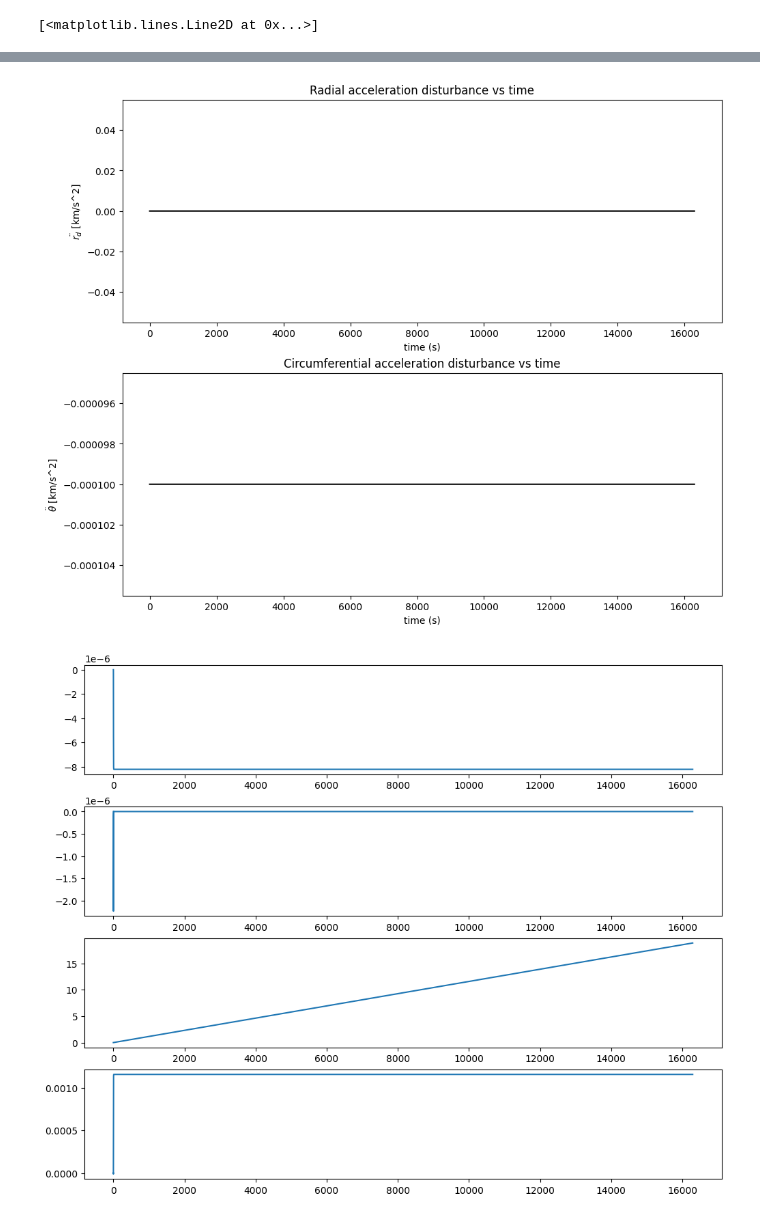
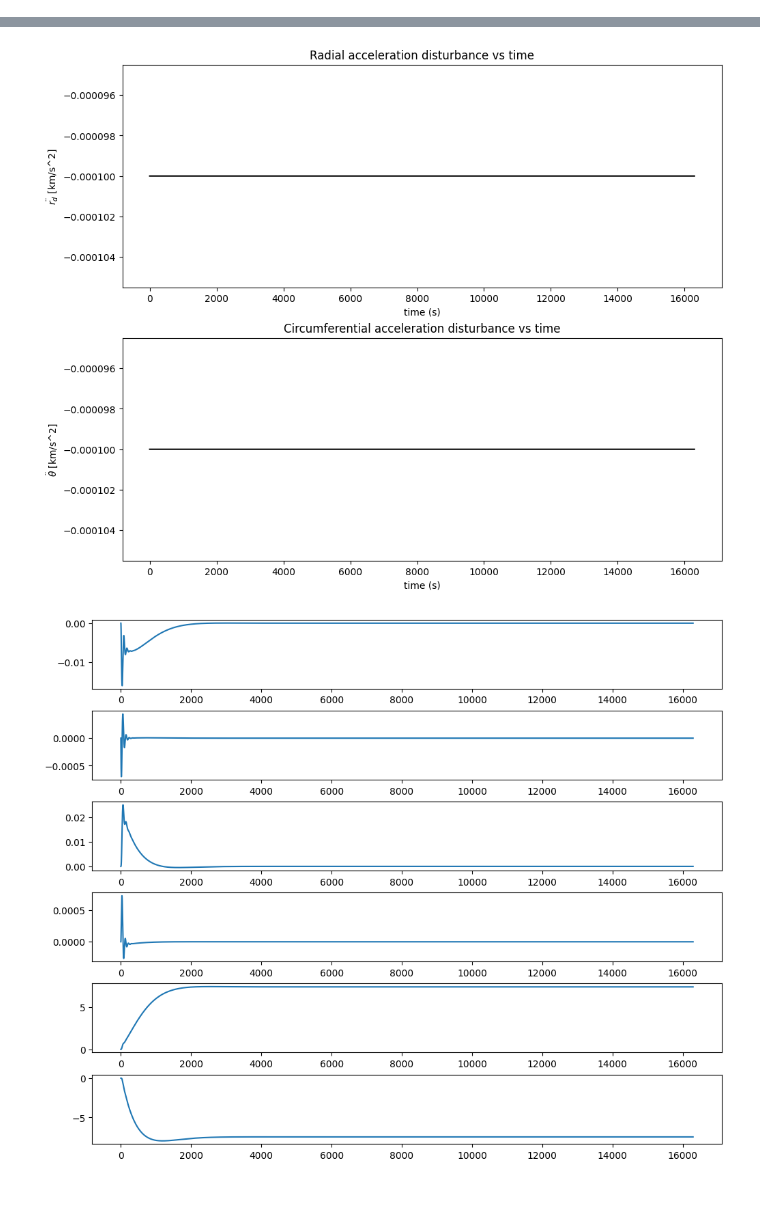
Before and after one commit to Graham-Dobbie/ASEN_5014_Project, a Jupyter notebook: lin_control.ipynb, the cells around one changed output, grey strips where cells are left out. Cells and saved outputs as stored; diff of their text form; code cells hidden in the pictures.

```diff
--- a/lin_control.ipynb
+++ b/lin_control.ipynb
@@ -44,14 +54,12 @@ omega_des = np.sqrt(mu/(r0**3))
 
 # Define reference input
 
-ref = np.vstack((np.zeros(len(tvec)), [omega_des] * tvec))
+ref = np.vstack((np.zeros(len(tvec)), [0] * len(tvec)))
 #ref = np.zeros(len(tvec))
 
 # Define a disturbance profile
-d = np.zeros([2,len(tvec)])
-
-# For now, random constant disturbance
-d[1,:] = -0.0001
+d = -1e-4*np.ones([2,len(tvec)])
 
 
-G = np.array([[0,0],[1,0],[0,0],[0,1]])
+
+G = np.array([[0,0],[1,0],[0,0],[0,1/r0]])
@@ -65,9 +140,9 @@ AaugOL = np.block([[A, np.zeros([4,2])],[-C, np.zeros([2,2])]])
 BaugOL = np.block([[B],[np.zeros([2,2])]])
 CaugOL = np.block([C, np.zeros([2,2])])
 DaugOL = np.zeros([2,4])
-
 # Check reachability of system
 P = control.ctrb(AaugOL,BaugOL)
+O = control.obsv(AaugOL,CaugOL)
 
 r = np.linalg.matrix_rank(P)
 n_states = AaugOL.shape[0]
@@ -75,11 +150,17 @@ n_states = AaugOL.shape[0]
 if n_states == r:
     print("System is reachable \n")
 
-des_poles = np.array([-1,-1.1,-1.2,-1.3,-1.4,-1.5])
+r = np.linalg.matrix_rank(O)
+print(r)
+if n_states == r:
+    print("System is observable \n")
 
+
+
+#des_poles = np.array([-0.002 + 0.004j, -0.002 - 0.004j,-0.006+0.07j, -0.006-0.07j,-0.005,-0.06])
+des_poles = np.array([-0.002 + 0.00115j,-0.002 - 0.00115j,-0.02 + 0.07j,-0.02 - 0.07j,-0.05,-0.06])
 res = place_poles(AaugOL,BaugOL,des_poles)
 Ka = res.gain_matrix
-
 AaugCL = AaugOL - BaugOL@Ka
 BaugCL = np.block([[np.zeros([4,2]),G],[np.array([[1,0],[0,1]]),np.zeros([2,2])]])
 
@@ -87,53 +168,6 @@ sys = StateSpace(AaugCL,BaugCL,CaugOL,DaugOL)
 
 ctr = np.block([[ref],[d]])
 
-thist, yhist, xhist = lsim(sys, U = ctr.T, T = tvec)
-
-# Compute resulting control response
-U = -Ka@xhist.T
-
-fig, ax = plt.subplots(2,1, figsize=(10, 8), constrained_layout=True)
-ax[0].plot(thist,yhist[:,0],color="#460aec",linewidth=2)
-ax[0].plot(thist, [0] * len(thist),color="#414141",linewidth=2,linestyle='--',label='Reference Input')
-ax[0].set_xlabel("time (s)")
-ax[0].set_ylabel('Radius of Orbit [km]')
-ax[0].set_title('Deviation From Desired Orbital Radius Under Constant Disturbance')
-ax[0].legend()
-
-ax[1].plot(thist,yhist[:,1],color="#460aec",linewidth=2)
-ax[1].plot(thist, [omega_des] * thist,color="#414141",linewidth=2,linestyle='--',label='Reference Input')
-ax[1].set_xlabel("time (s)")
-ax[1].set_ylabel(r'$\theta$ [rad]')
-ax[1].set_title('Deviation From Desired Orbital Angle Under Constant Disturbance')
-ax[1].legend()
-
-fig, ax = plt.subplots(2,1, figsize=(10, 8), constrained_layout=True)
-ax[0].plot(thist,U[0,:],color="#ec0a0a",linewidth=2)
-ax[0].set_xlabel("time (s)")
-ax[0].set_ylabel(r'$u_1$ [km]')
-ax[0].set_title(r'Control Input u_1')
-
-
-ax[1].plot(thist,U[1,:],color="#ec0a0a",linewidth=2)
-ax[1].set_xlabel("time (s)")
-ax[1].set_ylabel(r'$u_2$ [km]')
-ax[1].set_title(r'Control Input u_2')
-
-fig, ax = plt.subplots(2,1, figsize=(10, 8), constrained_layout=True)
-ax[0].plot(thist,d[0,:],color="#000000")
-ax[0].set_xlabel("time (s)")
-ax[0].set_ylabel(r'$\ddot{r_d}$ [km/s^2]')
-ax[0].set_title('Radial acceleration disturbance vs time')
-
-ax[1].plot(thist,d[1,:],color="#000000")
-ax[1].set_xlabel("time (s)")
-ax[1].set_ylabel(r'$\ddot{\theta}$ [km/s^2]')
-ax[1].set_title('Circumferential acceleration disturbance vs time')
-
-fig, ax = plt.subplots(4,1, figsize=(10, 8), constrained_layout=True)
-ax[0].plot(thist,xhist[:,0])
-ax[1].plot(thist,xhist[:,1])
-ax[2].plot(thist,xhist[:,2])
-ax[3].plot(thist,xhist[:,3])
+Simulate_Linear_Controller(sys, ctr, tvec,Ka, disturbance = True)
 # %% [output]
 System is reachable
@@ -140 +175,0 @@ System is reachable
-[<matplotlib.lines.Line2D at 0x...>]
@@ -143,5 +178,5 @@ System is reachable
-[figure, old version]
+[figure, new version]
-[figure, old version]
+[figure, new version]
 # %%
 ## Use control law with NL dynamics
 
```
Also changed, not shown: parts of 6 cells of this notebook, 1 other file.
